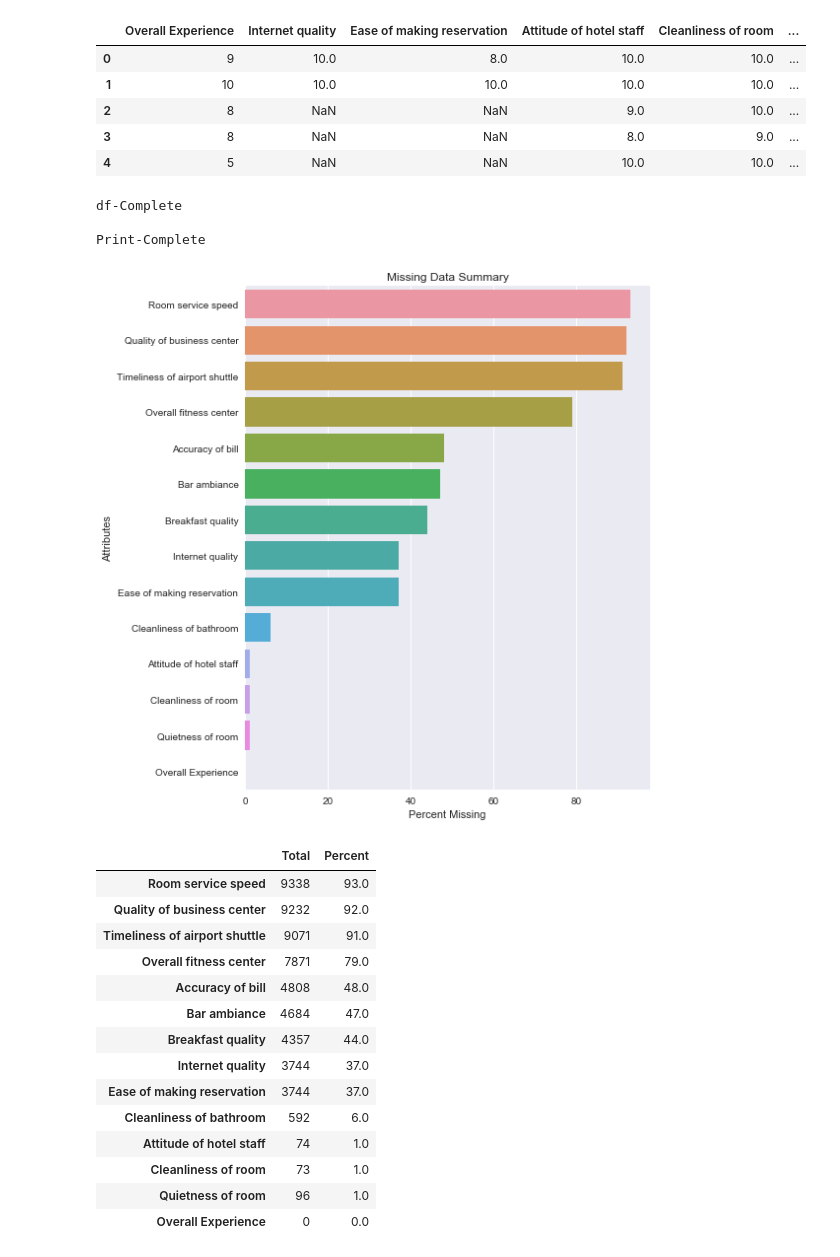
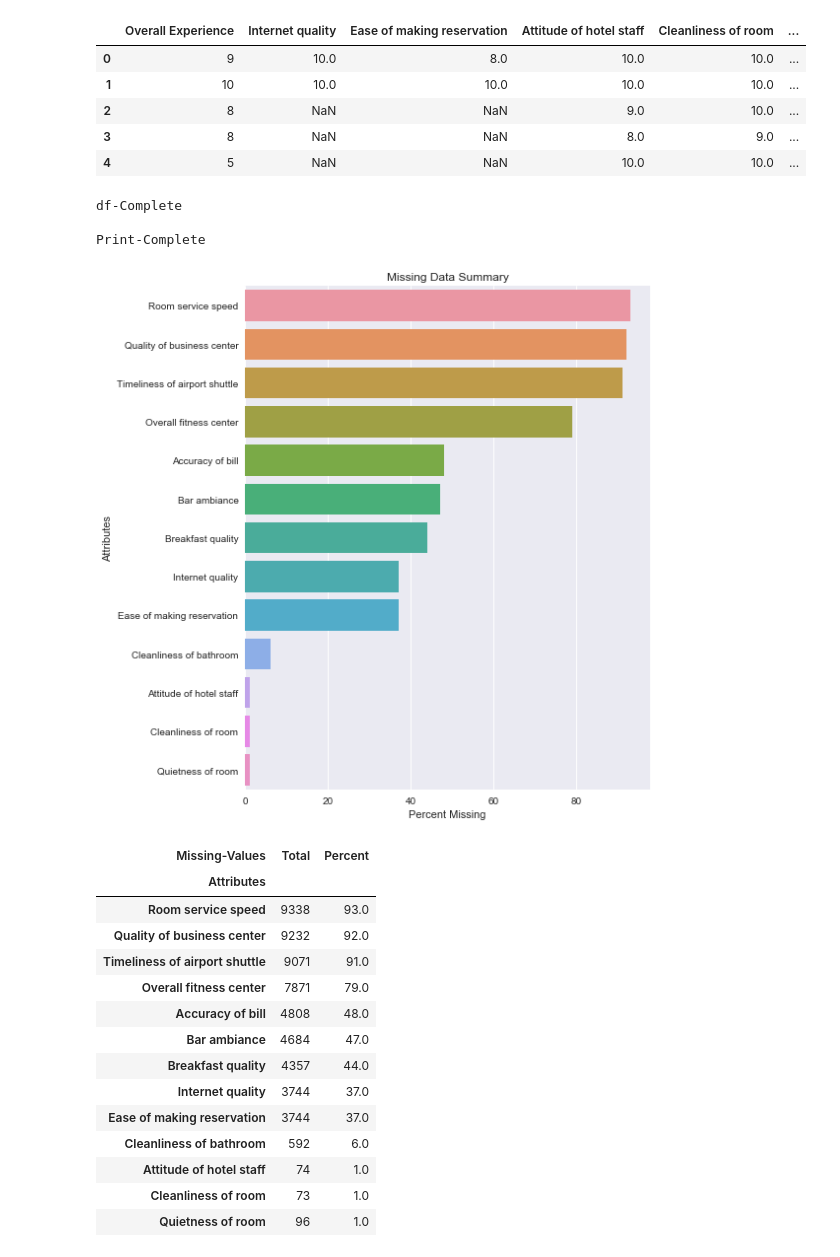
Before and after one commit to bosea3000/Python-for-Data-Analysis, a Jupyter notebook: Missing-Data-Summary.ipynb, the cells around one changed output. Saved outputs shown, nothing was run; the diff lists cells and outputs as text; code cells hidden in the pictures.

```diff
--- a/Missing-Data-Summary.ipynb
+++ b/Missing-Data-Summary.ipynb
@@ -21,6 +21,9 @@ def missingSummary(data):
     percent = (data.isnull().sum() / data.isnull().count()) * 100
     missingDf = round(pd.concat([total, percent], axis=1, keys=['Total', 'Percent']),0).sort_values('Percent',
                                                                                                     ascending=False)
+    missingDf = missingDf.loc[missingDf['Percent'] > 0]
+    missingDf.index.name = 'Attributes'
+    missingDf.columns.name = 'Missing-Values'
     print('df-Complete\n')
 
     plt.figure(figsize=(8,8))
@@ -31,30 +34,31 @@ def missingSummary(data):
     plt.ylabel('Attributes')
     plt.title('Missing Data Summary')
 
+    plt.tight_layout()
     print('Print-Complete')
-    plt.tight_layout()
     plt.show()
 
     return missingDf.sort_values('Percent', ascending=False)
-# %%
-missingSummary(df)
-# %% [output]
-df-Complete
-
-Print-Complete
-[figure, removed]
-|  | Total | Percent |
-| Room service speed | 9338 | 93.0 |
-| Quality of business center | 9232 | 92.0 |
-| Timeliness of airport shuttle | 9071 | 91.0 |
-| Overall fitness center | 7871 | 79.0 |
-| Accuracy of bill | 4808 | 48.0 |
-| Bar ambiance | 4684 | 47.0 |
-| Breakfast quality | 4357 | 44.0 |
-| Internet quality | 3744 | 37.0 |
-| Ease of making reservation | 3744 | 37.0 |
-| Cleanliness of bathroom | 592 | 6.0 |
-| Attitude of hotel staff | 74 | 1.0 |
-| Cleanliness of room | 73 | 1.0 |
-| Quietness of room | 96 | 1.0 |
-| Overall Experience | 0 | 0.0 |
+# %%
+missingdf = missingSummary(df)
+missingdf
+# %% [output]
+df-Complete
+
+Print-Complete
+[figure, added]
+| Missing-Values | Total | Percent |
+| Attributes |  |  |
+| Room service speed | 9338 | 93.0 |
+| Quality of business center | 9232 | 92.0 |
+| Timeliness of airport shuttle | 9071 | 91.0 |
+| Overall fitness center | 7871 | 79.0 |
+| Accuracy of bill | 4808 | 48.0 |
+| Bar ambiance | 4684 | 47.0 |
+| Breakfast quality | 4357 | 44.0 |
+| Internet quality | 3744 | 37.0 |
+| Ease of making reservation | 3744 | 37.0 |
+| Cleanliness of bathroom | 592 | 6.0 |
+| Attitude of hotel staff | 74 | 1.0 |
+| Cleanliness of room | 73 | 1.0 |
+| Quietness of room | 96 | 1.0 |
```
Also changed, not shown: parts of 4 cells of this notebook.
